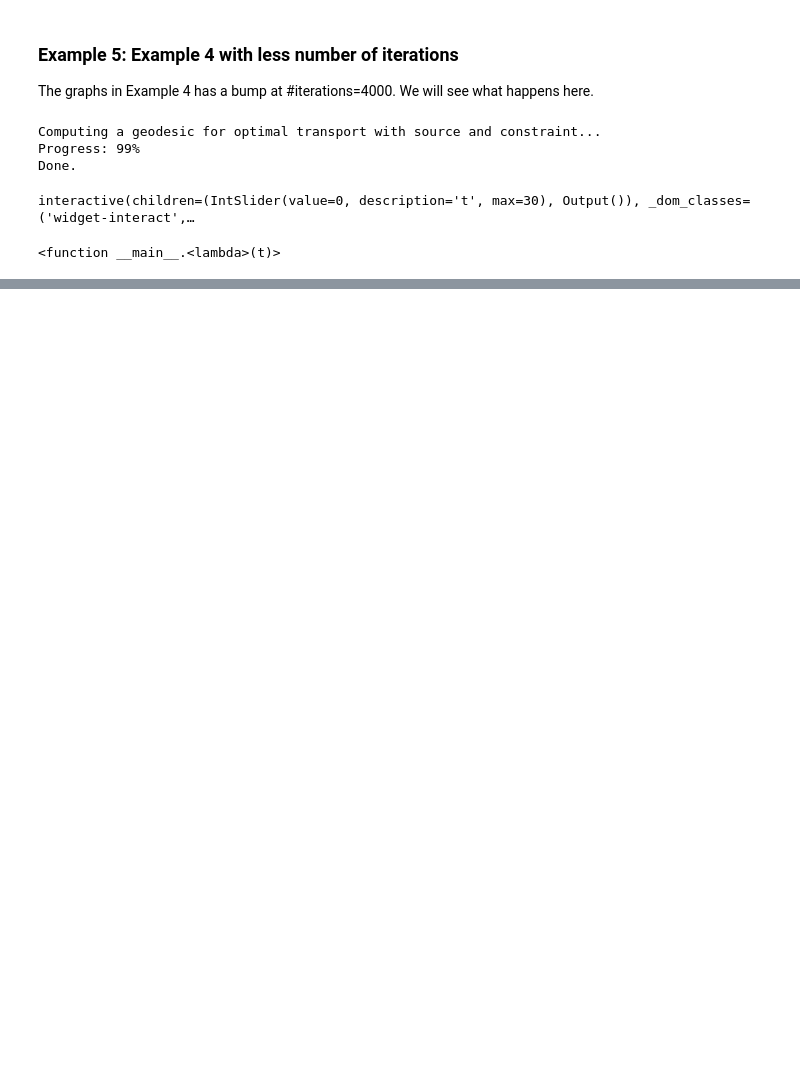
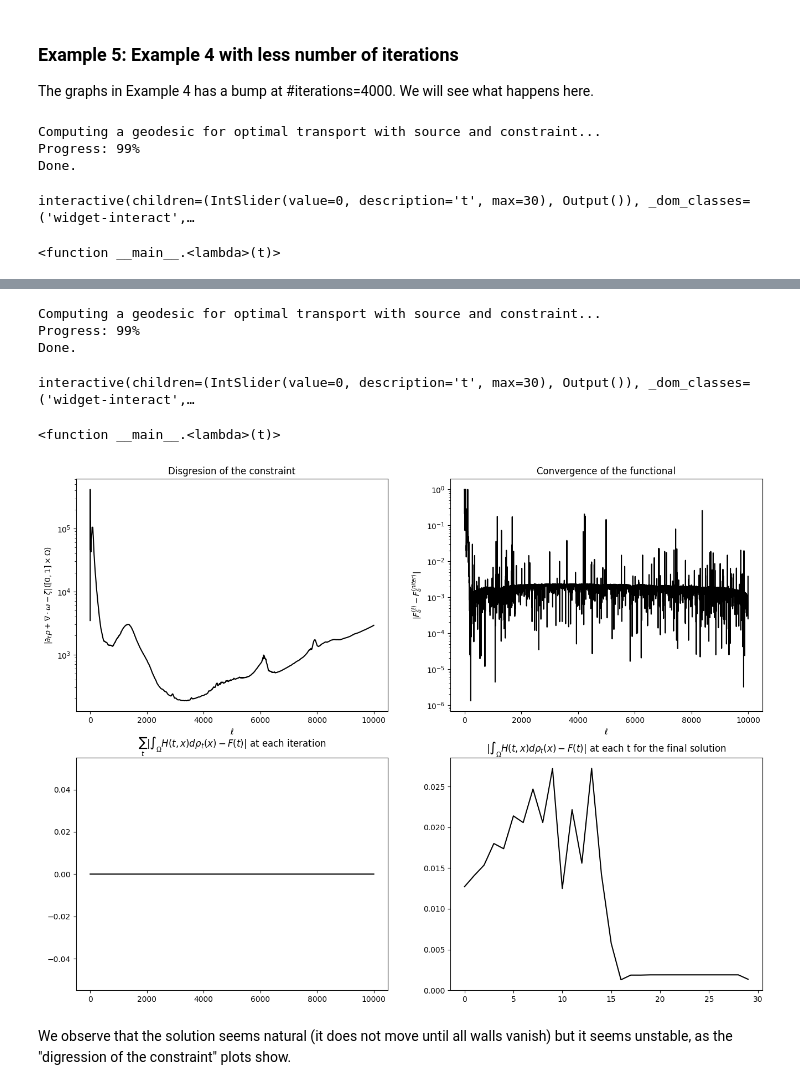
Before and after one commit to mao1756/pdot, a Jupyter notebook: exploratory/wfr_proximal_movingbarrier.ipynb, the cells around one changed output, grey strips where cells are left out. Drawn from its saved outputs; the diff is of its cells as text; code cells hidden in the pictures; blank space fills up the shorter version.

```diff
--- a/exploratory/wfr_proximal_movingbarrier.ipynb
+++ b/exploratory/wfr_proximal_movingbarrier.ipynb
@@ -279,0 +286,23 @@ convergence_plots(lists, x, H, F, math.prod(dx))
+# %%
+maze3 = (1-image_to_numpy('maze3.png').squeeze()/255)
+
+
+def vanishing_walls(frames, maze, Hstep):
+    # Create an initial frame
+    maze_with_walls = maze.copy()
+    maze_with_walls[1:29, 14:16] = Hstep*5
+    maze_with_walls[1:29, 28:30] = Hstep*10
+    maze_with_walls[1:29, 43:45] = Hstep*15
+    filled_frames = [maze_with_walls]
+    for i in range(1,frames):
+        frame = filled_frames[-1].copy()
+        frame[1:29, 14:16] -= Hstep
+        frame[1:29, 28:30] -= Hstep
+        frame[1:29, 43:45] -= Hstep
+        frame[frame < 0] = 0
+        filled_frames.append(frame.copy())
+    return filled_frames
+
+T = 30
+frames = vanishing_walls(T, maze3, Hstep=0.05)
+interact(lambda t: plot_frames(t, frames), t=widgets.IntSlider(min=0, max=T-1, step=1, value=0))
@@ -279,0 +400,21 @@ convergence_plots(lists, x, H, F, math.prod(dx))
+# %%
+frames = vanishing_walls(T, maze3, Hstep=0.05)
+H = np.stack(frames, axis=0)
+ll=(1.0, 1.0, 2.0)
+x, lists = computeGeodesic(rho_0, rho_1, T, ll, H, F, p= 2.0, q=2.0, delta=100.0, niter=10000)
+# %% [output]
+Computing a geodesic for optimal transport with source and constraint...
+Progress: 99%
+Done.
+# %%
+plot_elements6 = [x.copy(), H.copy(), xx, yy, rho_0.copy(), rho_1.copy(), False]
+interact(lambda t: plot_maze_2(t, *plot_elements6), t=widgets.IntSlider(min=0, max=T, step=1, value=0))
+# %% [output]
+interactive(children=(IntSlider(value=0, description='t', max=30), Output()), _dom_classes=('widget-interact',…
+<function __main__.<lambda>(t)>
+# %%
+convergence_plots(lists, x, H, F, math.prod(dx))
+# %% [output]
+[figure, added]
+# %% [markdown]
+We observe that the solution seems natural (it does not move until all walls vanish) but it seems unstable, as the "digression of the constraint" plots show.
```
Also changed, not shown: parts of 12 cells of this notebook, 2 other files.
